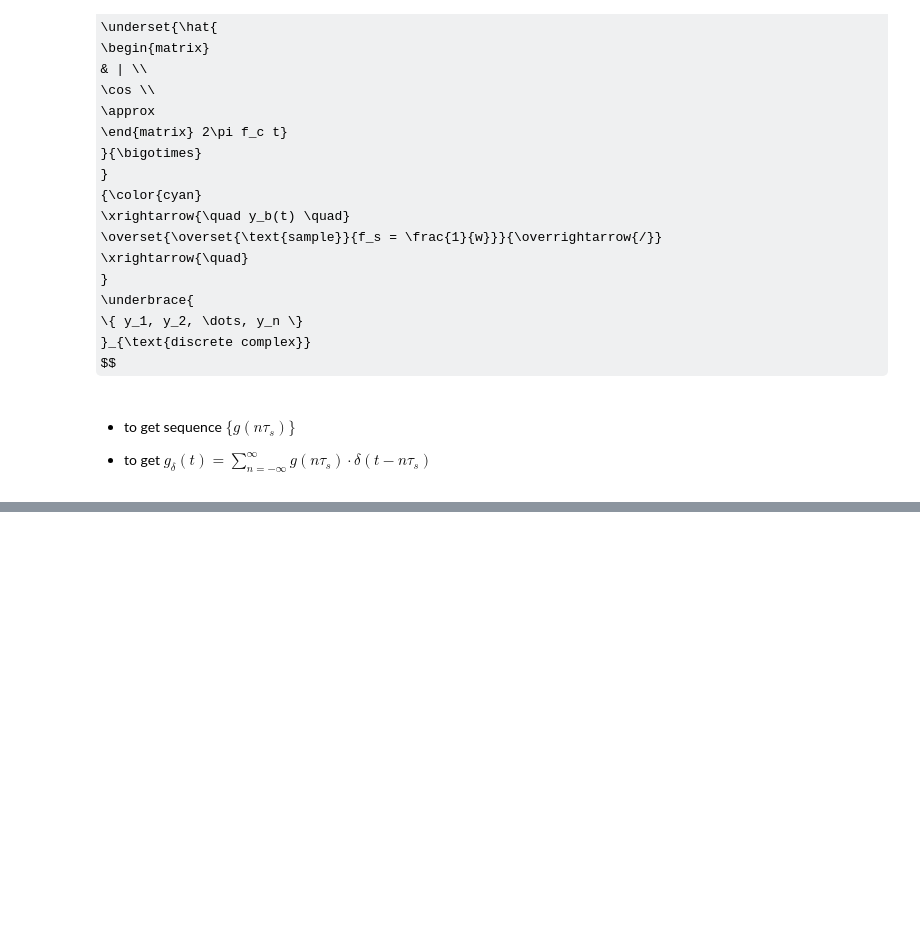
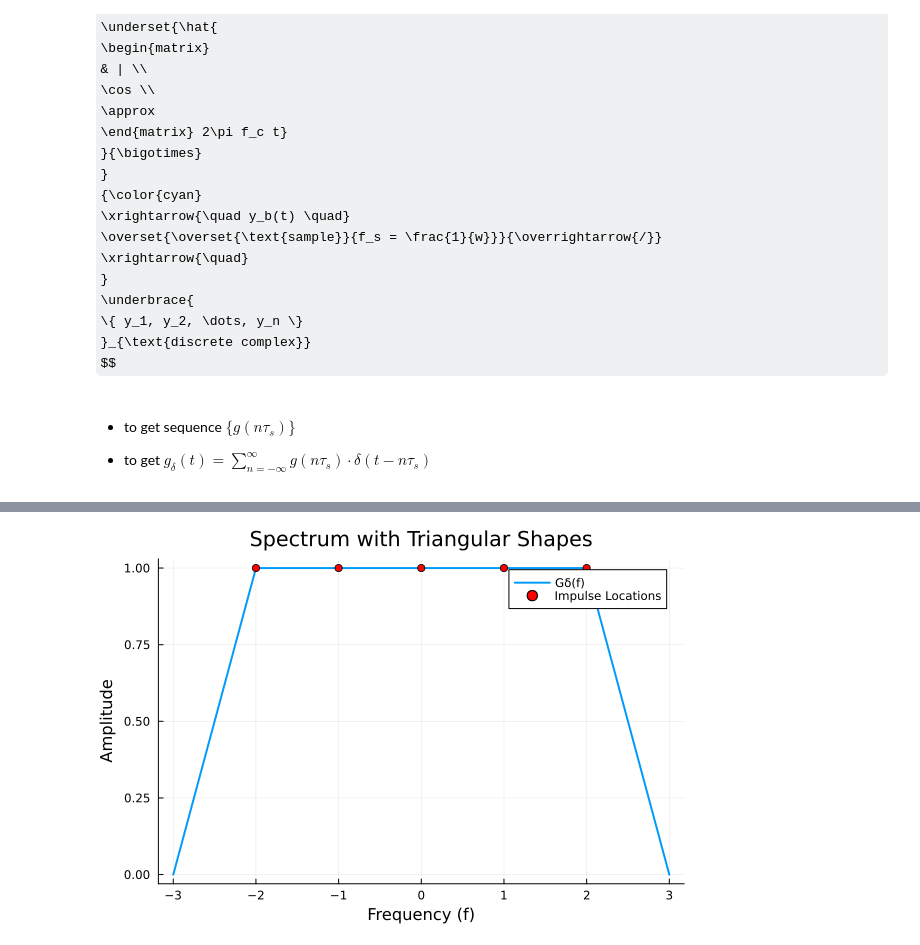
Before and after one commit to setrar/MobCom, a Jupyter notebook: Lectures/02/lecture02.ipynb, the cells around one changed output, grey strips where cells are left out. Drawn from its saved outputs; the diff is of its cells as text; code cells hidden in the pictures; some formulas as TeX source; blank space fills up the shorter version.

```diff
--- a/Lectures/02/lecture02.ipynb
+++ b/Lectures/02/lecture02.ipynb
@@ -59,0 +103,25 @@ $
+# %%
+using Plots
+
+# Define the parameters
+fs = 1.0  # Sampling frequency
+f = -3fs:0.01:3fs  # Frequency range
+
+# Define the triangular function in frequency domain
+function triangular(f, center, width)
+    x = abs.(f .- center)  # Element-wise absolute difference
+    return max.(0, 1 .- x ./ width)  # Element-wise triangular calculation
+end
+
+# Create the periodic spectrum with triangular shapes
+Gf = triangular(f, 0, fs) .+ triangular(f, fs, fs) .+ triangular(f, -fs, fs) .+
+     triangular(f, 2fs, fs) .+ triangular(f, -2fs, fs)
+
+# Plot the spectrum
+plot(f, Gf, lw=2, label="Gδ(f)", xlabel="Frequency (f)", ylabel="Amplitude",
+     title="Spectrum with Triangular Shapes", legend=:topright, grid=true)
+
+# Add markers for impulse locations
+scatter!([0, fs, -fs, 2fs, -2fs], [1, 1, 1, 1, 1], color=:red, label="Impulse Locations")
+# %% [output]
+[figure, added]
```
Also changed, not shown: parts of 1 cell of this notebook, 1 other file.
